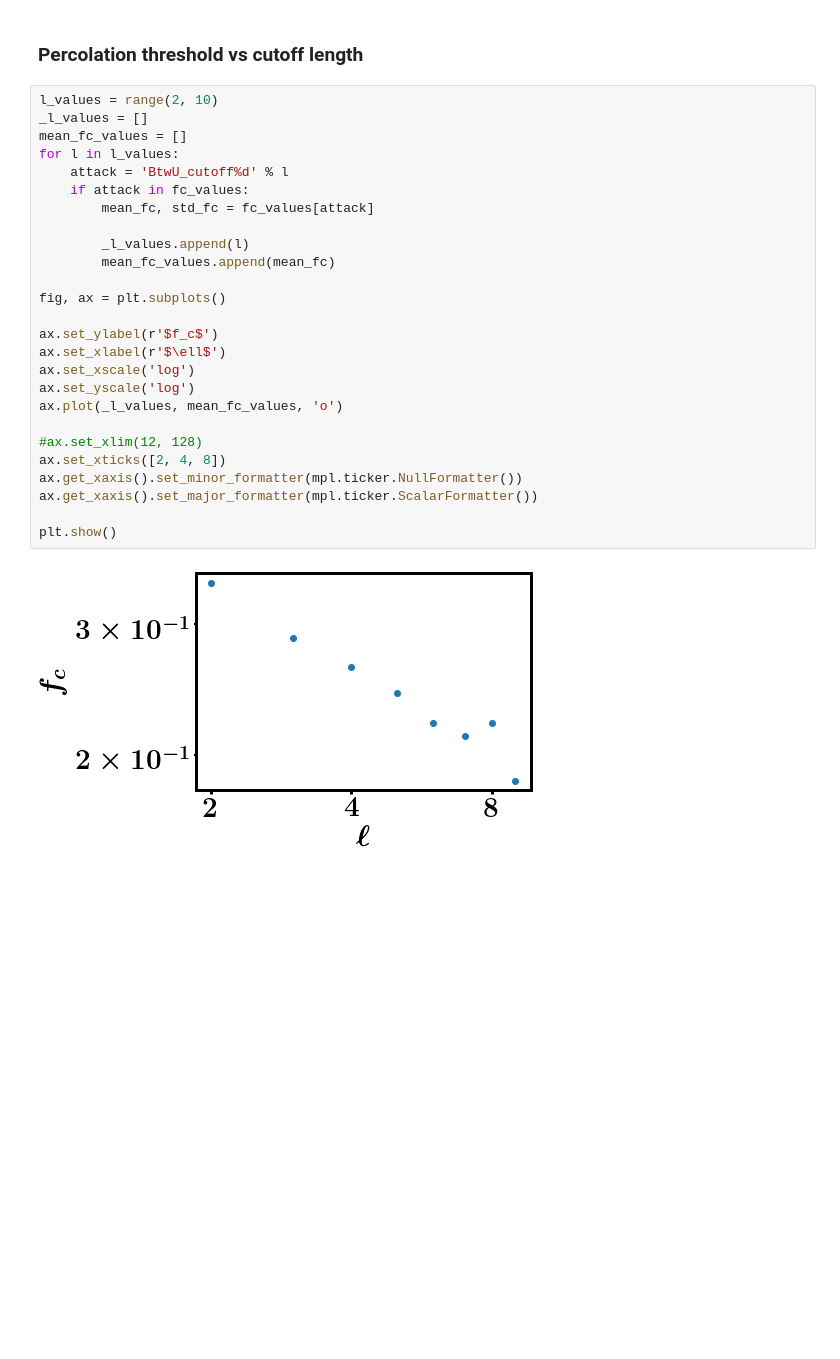
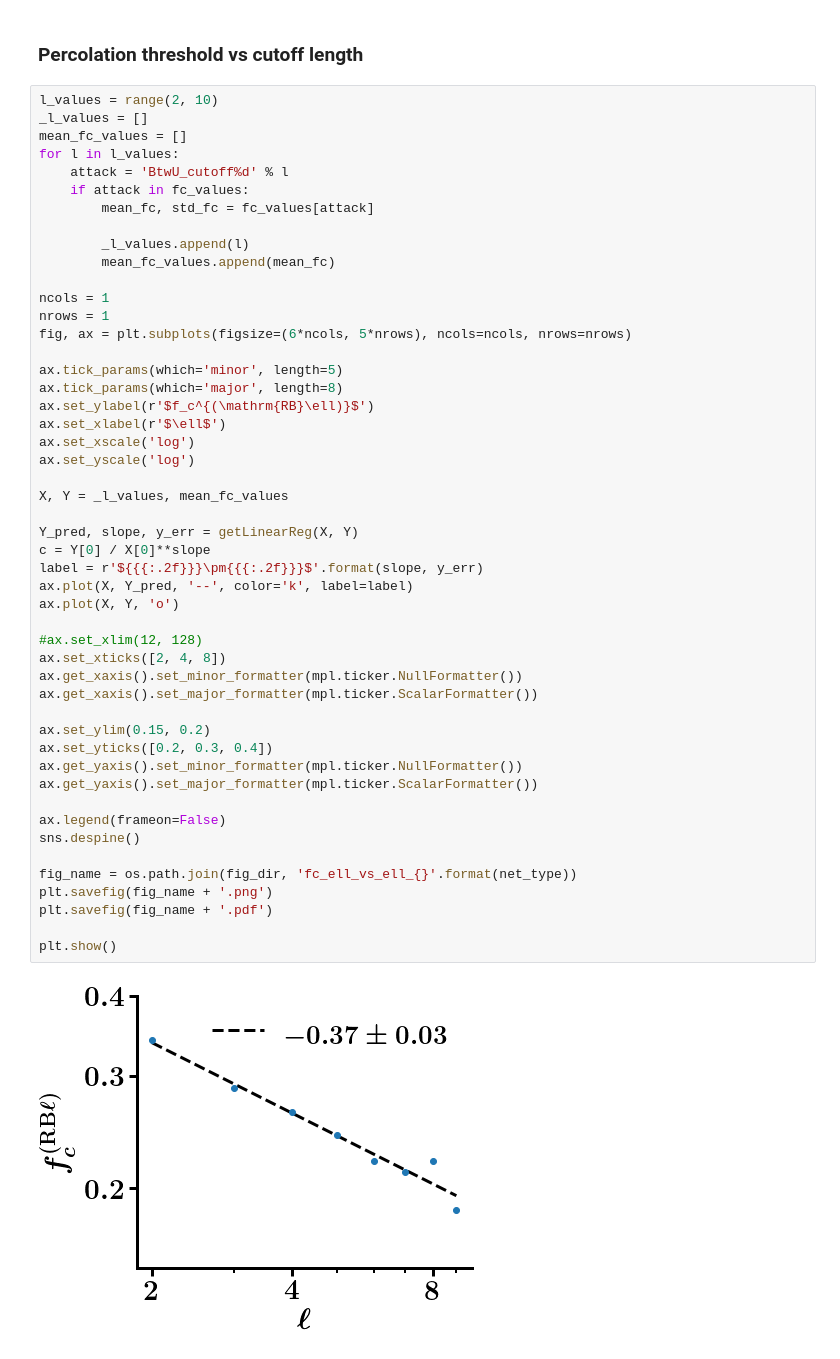
Before and after one commit to nahuelalmeira/dismantlingScaling, a Jupyter notebook: python/DT_pc.ipynb, the cells around one changed output. Saved outputs shown, nothing was run; the diff lists cells and outputs as text; blank space fills up the shorter version.

```diff
--- a/python/DT_pc.ipynb
+++ b/python/DT_pc.ipynb
@@ -173,28 +184,51 @@ BtwU_cutoff9        0.18469 +- 0.00270  0.014629
 # %%
 l_values = range(2, 10)
 _l_values = []
 mean_fc_values = []
 for l in l_values:
     attack = 'BtwU_cutoff%d' % l
     if attack in fc_values:
         mean_fc, std_fc = fc_values[attack]
 
         _l_values.append(l)
         mean_fc_values.append(mean_fc)
 
-fig, ax = plt.subplots()
+ncols = 1
+nrows = 1
+fig, ax = plt.subplots(figsize=(6*ncols, 5*nrows), ncols=ncols, nrows=nrows)
 
-ax.set_ylabel(r'$f_c$')
+ax.tick_params(which='minor', length=5)
+ax.tick_params(which='major', length=8)
+ax.set_ylabel(r'$f_c^{(\mathrm{RB}\ell)}$')
 ax.set_xlabel(r'$\ell$')
 ax.set_xscale('log')
 ax.set_yscale('log')
-ax.plot(_l_values, mean_fc_values, 'o')
+
+X, Y = _l_values, mean_fc_values
+
+Y_pred, slope, y_err = getLinearReg(X, Y)
+c = Y[0] / X[0]**slope
+label = r'${{{:.2f}}}\pm{{{:.2f}}}$'.format(slope, y_err)
+ax.plot(X, Y_pred, '--', color='k', label=label)
+ax.plot(X, Y, 'o')
 
 #ax.set_xlim(12, 128)
 ax.set_xticks([2, 4, 8])
 ax.get_xaxis().set_minor_formatter(mpl.ticker.NullFormatter())
 ax.get_xaxis().set_major_formatter(mpl.ticker.ScalarFormatter())
 
+ax.set_ylim(0.15, 0.2)
+ax.set_yticks([0.2, 0.3, 0.4])
+ax.get_yaxis().set_minor_formatter(mpl.ticker.NullFormatter())
+ax.get_yaxis().set_major_formatter(mpl.ticker.ScalarFormatter())
+
+ax.legend(frameon=False)
+sns.despine()
+
+fig_name = os.path.join(fig_dir, 'fc_ell_vs_ell_{}'.format(net_type))
+plt.savefig(fig_name + '.png')
+plt.savefig(fig_name + '.pdf')
+
 plt.show()
 # %% [output]
-[figure, old version]
+[figure, new version]
```
Also changed, not shown: parts of 1 cell of this notebook, 7 other files.
